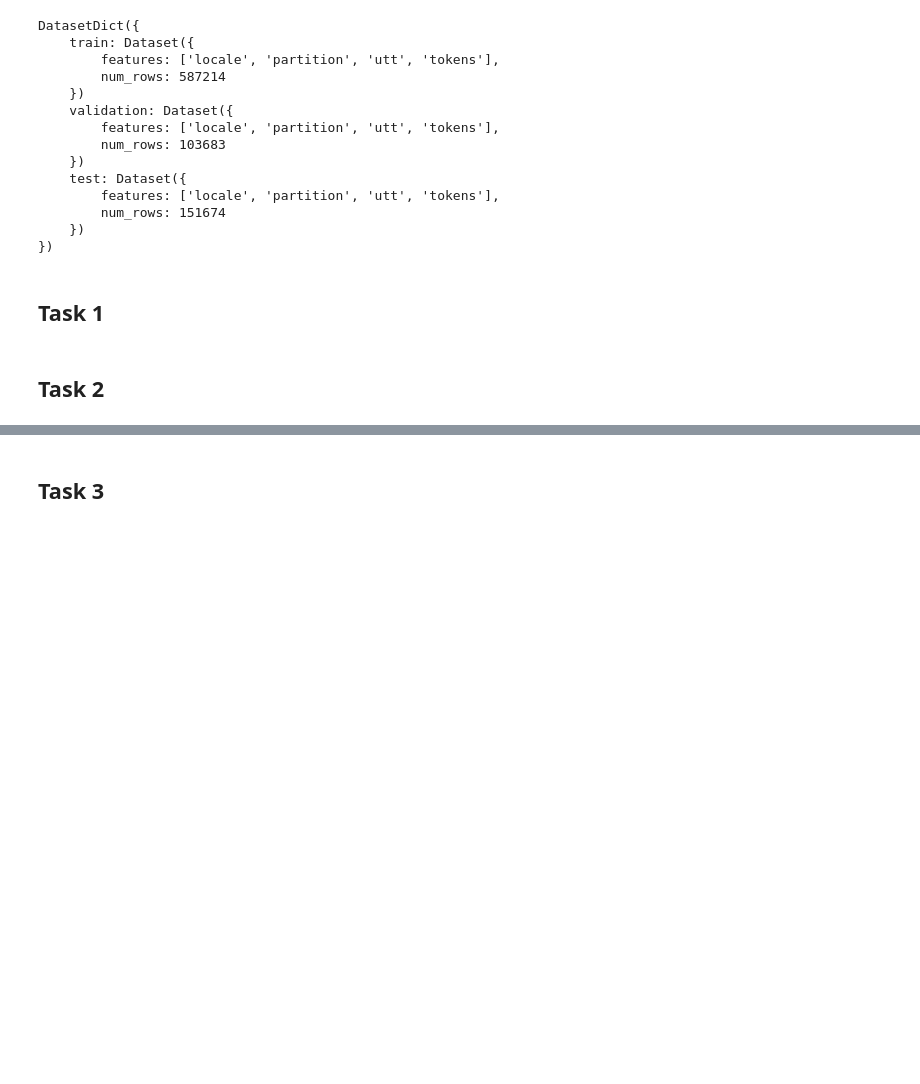
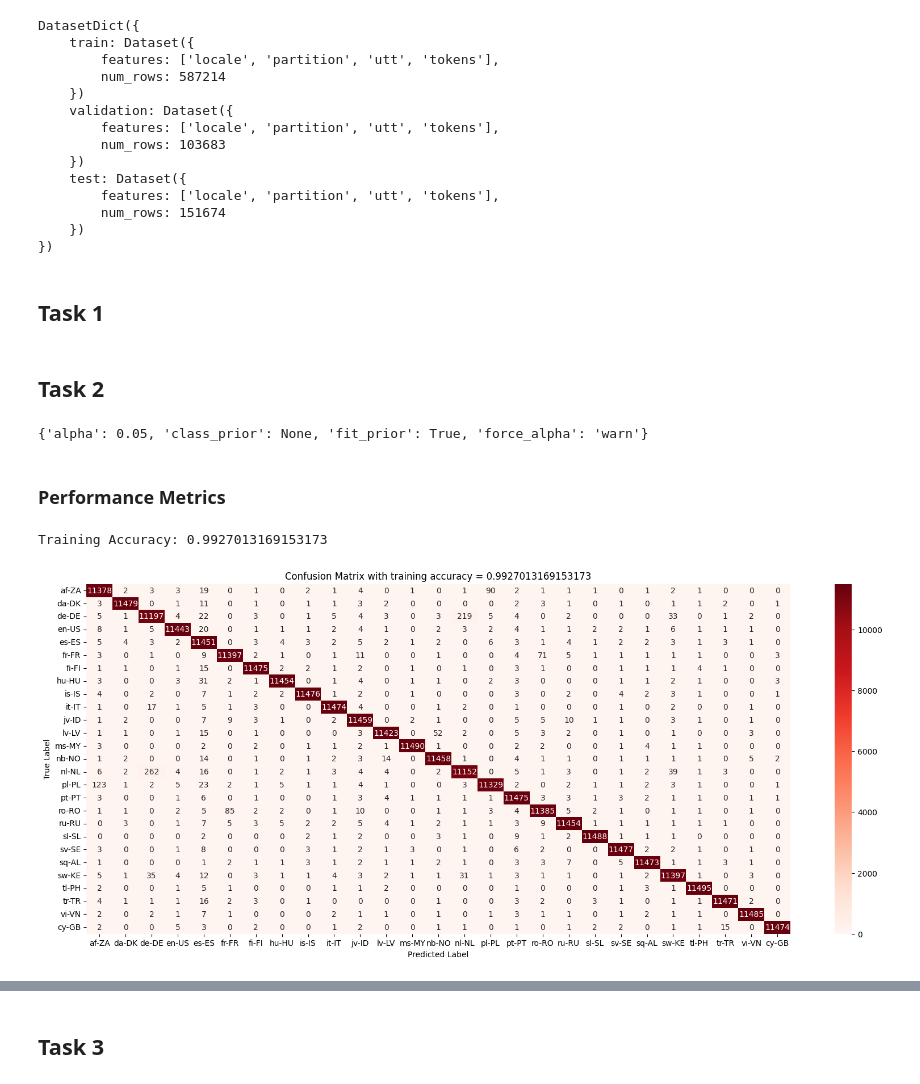
Before and after one commit to Nikshay-Jain/DA5401-DAL, a Jupyter notebook: Assign 6/assign.ipynb, the cells around one changed output, grey strips where cells are left out. Cells and saved outputs as stored; diff of their text form; code cells hidden in the pictures; blank space fills up the shorter version.

```diff
--- a/Assign 6/assign.ipynb
+++ b/Assign 6/assign.ipynb
@@ -104,18 +135,20 @@ test_data = DatasetDict({
 # Feature extraction (TF-IDF vectorization)
 vectorizer = TfidfVectorizer()
 
-X_train = vectorizer.fit_transform(train_data['utt'])
-X_val = vectorizer.transform(val_data['utt'])
-X_test = vectorizer.transform(test_data['utt'])
+# Vectorize the train, validation, and test data
+X_train = vectorizer.fit_transform(filtered_train_data)
+y_train = filtered_train_labels
 
-y_train = train_data['locale']
-y_val = val_data['locale']
-y_test = test_data['locale']
+X_val = vectorizer.transform(filtered_val_data)
+y_val = filtered_val_labels
+
+X_test = vectorizer.transform(filtered_test_data)
+y_test = filtered_test_labels
 # %%
 nb_model = MultinomialNB()        # Multinomial Naive Bayes Model
 
 # Grid search to tune 'alpha'
-param_grid = {'alpha': [0.1, 0.5, 1.0, 1.5, 2.0]}
+param_grid = {'alpha': [0.01, 0.033, 0.05, 0.067, 0.1]}
 grid_search = GridSearchCV(nb_model, param_grid, cv=5, scoring='accuracy')
 grid_search.fit(X_train, y_train)
 
@@ -150,0 +158,23 @@ print(confusion_matrix(y_test, y_test_pred))
+# %%
+best_nb_model.get_params()
+# %% [output]
+{'alpha': 0.05, 'class_prior': None, 'fit_prior': True, 'force_alpha': 'warn'}
+# %% [markdown]
+### Performance Metrics
+# %%
+# Evaluate on training set
+y_train_pred = best_nb_model.predict(X_train)
+train_accuracy = accuracy_score(y_train, y_train_pred)
+train_cm = confusion_matrix(y_train, y_train_pred)
+print(f"Training Accuracy: {train_accuracy}")
+
+plt.figure(figsize=(20, 8))
+sns.heatmap(train_cm, annot=True, fmt='d', cmap='Reds', xticklabels=locales, yticklabels=locales)
+
+plt.ylabel('True Label')
+plt.xlabel('Predicted Label')
+plt.title(f'Confusion Matrix with training accuracy = {train_accuracy}')
+plt.show()
+# %% [output]
+Training Accuracy: 0.9927013169153173
+[figure, added]
```
Also changed, not shown: parts of 6 cells of this notebook.
